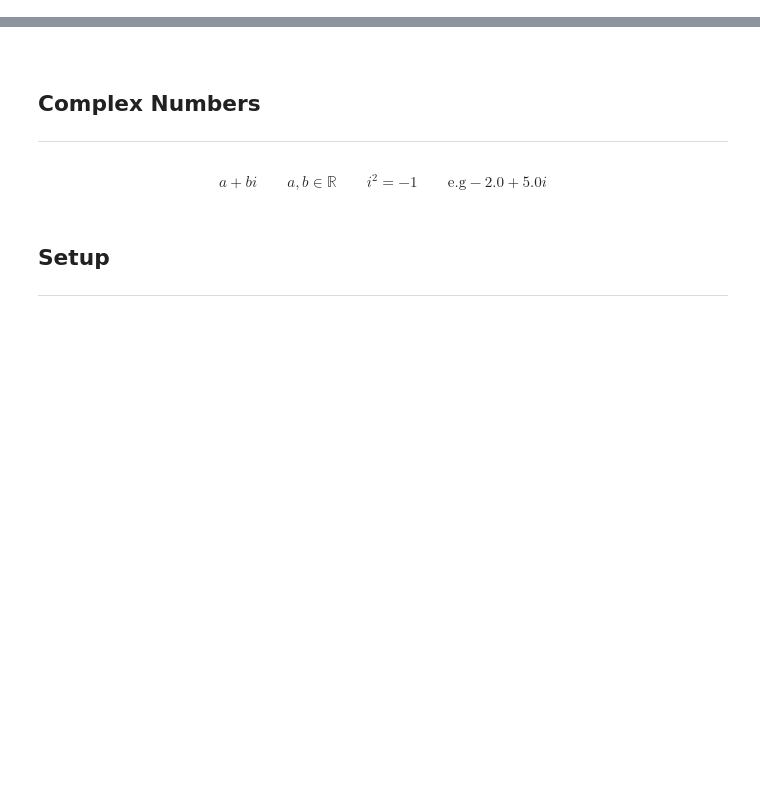
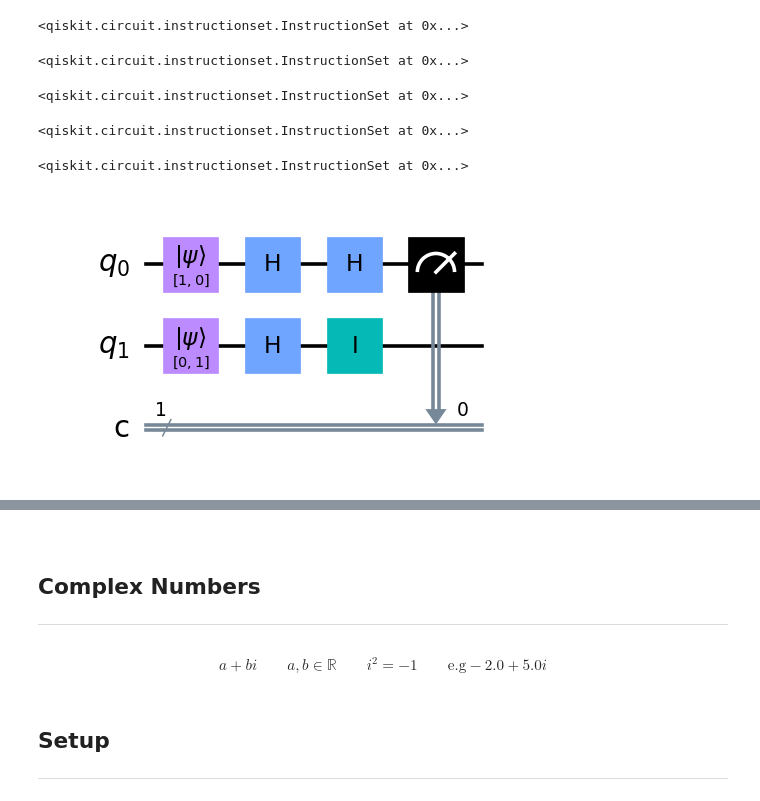
Before and after one commit to Walter64/EmergingTechnologies, a Jupyter notebook: quantum-deutsch.ipynb, the cells around one changed output, grey strips where cells are left out. Cells and saved outputs as stored; diff of their text form; code cells hidden in the pictures; blank space fills up the shorter version.

```diff
--- a/quantum-deutsch.ipynb
+++ b/quantum-deutsch.ipynb
@@ -11,0 +36,30 @@ import qiskit as q
+# %%
+# apply a Hadamard gate to first qubit
+circuit.h(0)
+# %% [output]
+<qiskit.circuit.instructionset.InstructionSet at 0x...>
+# %%
+# apply a Hadamard gate to second qubit
+circuit.h(1)
+# %% [output]
+<qiskit.circuit.instructionset.InstructionSet at 0x...>
+# %%
+# identity gate
+circuit.i(1)
+# %% [output]
+<qiskit.circuit.instructionset.InstructionSet at 0x...>
+# %%
+# apply another Hadamard gate to the first qubit
+circuit.h(0)
+# %% [output]
+<qiskit.circuit.instructionset.InstructionSet at 0x...>
+# %%
+# measure the first qubit
+circuit.measure(0, 0)
+# %% [output]
+<qiskit.circuit.instructionset.InstructionSet at 0x...>
+# %%
+# draw the circuit
+circuit.draw(output='mpl', scale=1.8)
+# %% [output]
+[figure, added]
```
Also changed, not shown: parts of 26 cells of this notebook.
